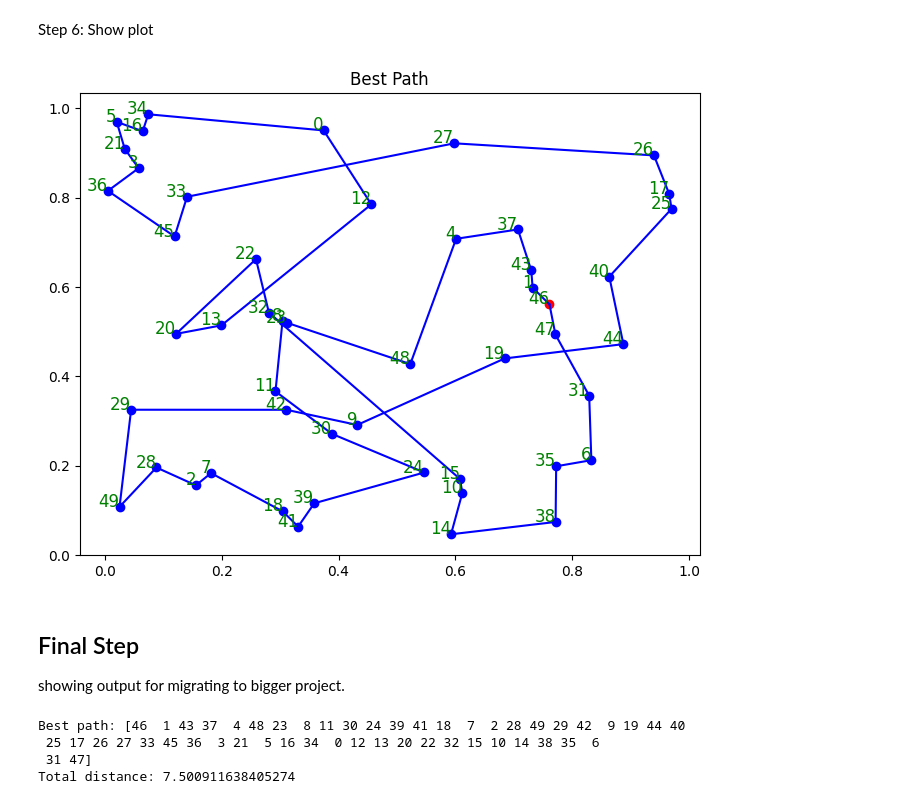
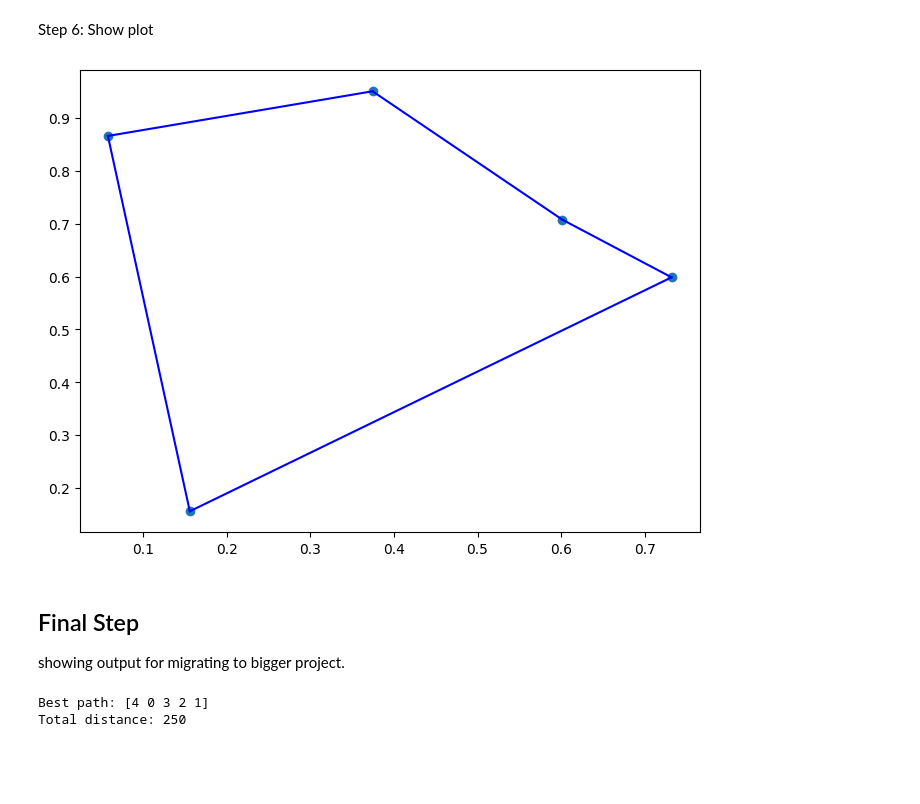
Before and after one commit to sina-ss/TSP-with-Cuckoo, a Jupyter notebook: cuckoo.ipynb, the cells around one changed output. Cells and saved outputs as stored; diff of their text form; code cells hidden in the pictures; blank space fills up the shorter version.

Commit message:
Change the problem for graph. (now graph is not K!

```diff
--- a/cuckoo.ipynb
+++ b/cuckoo.ipynb
@@ -31,7 +31,7 @@ import random
 Before we start the optimization process, we need to set some parameters. In this case, we'll set the number of cities, the number of nests, the maximum number of iterations, and the fraction of nests we want to abandon.
 # %%
 # Parameters
-num_cities = 50  # Number of cities
+num_cities = 5  # Number of cities
 num_nests = 100  # Number of nests
 max_iter = 1000  # Maximum number of iterations
 pa = 0.25  # Fraction of worst nests to abandon
@@ -47,12 +47,14 @@ nests = [np.random.permutation(num_cities) for _ in range(num_nests)]
 np.random.seed(42)  # for reproducibility
 cities = np.random.rand(num_cities, 2)  # 2D coordinates
 
-# Calculate distances
-dist = np.zeros((num_cities, num_cities))
-for i in range(num_cities):
-    for j in range(i+1, num_cities):
-        # Euclidean distance
-        dist[i, j] = dist[j, i] = np.sqrt(np.sum((cities[i] - cities[j])**2))
+# Define adjacency matrix with random distances in the range 1-100
+adj_matrix = np.array([
+    [0, 20, 30, 10, 50],
+    [20, 0, 40, 60, 70],
+    [30, 40, 0, 80, 90],
+    [10, 60, 80, 0, 100],
+    [50, 70, 90, 100, 0]
+])
 # %% [markdown]
 **Step 4: Define Helper Functions**
 
@@ -60,7 +62,7 @@ Next, we need some helper functions to compute the total distance of a path, gen
 # %%
 # Function to calculate total distance
 def path_dist(path):
-    return sum(dist[path[i-1], path[i]] for i in range(num_cities))
+    return sum(adj_matrix[path[i-1], path[i]] for i in range(num_cities))
 
 # Function to generate a new solution (path)
 def get_new_path(path):
@@ -102,28 +104,15 @@ Step 6: Show plot
 # %%
 # Function to plot the cities and the path
 def plot_path(cities, path):
     plt.figure(figsize=(8, 6))
-
-    # plot the cities as points
-    for i in range(num_cities):
-        if i == path[0]:  # if it's the first city in the path
-            plt.scatter(cities[i, 0], cities[i, 1], color='r')
-        else:
-            plt.scatter(cities[i, 0], cities[i, 1], color='b')
-
-        # annotate the city number
-        plt.text(cities[i, 0], cities[i, 1], str(i), color='green', fontsize=12, ha='right')
-
-    # plot the path
-    for i in range(-1, num_cities-1):
+    plt.scatter(cities[:, 0], cities[:, 1])  # plot the cities as points
+    for i in range(-1, num_cities-1):  # plot the path
         plt.plot(*zip(cities[path[i]], cities[path[i+1]]), color='b')
-
-    plt.title('Best Path')
     plt.show()
 
 plot_path(cities, best_path)
 # %% [output]
-[figure, old version]
+[figure, new version]
 # %% [markdown]
 ## Final Step
 showing output for migrating to bigger project.
@@ -131,7 +120,5 @@ showing output for migrating to bigger project.
 print("Best path:", best_path)
 print("Total distance:", path_dist(best_path))
 # %% [output]
-Best path: [46  1 43 37  4 48 23  8 11 30 24 39 41 18  7  2 28 49 29 42  9 19 44 40
- 25 17 26 27 33 45 36  3 21  5 16 34  0 12 13 20 22 32 15 10 14 38 35  6
- 31 47]
-Total distance: 7.500911638405274
+Best path: [4 0 3 2 1]
+Total distance: 250
```
